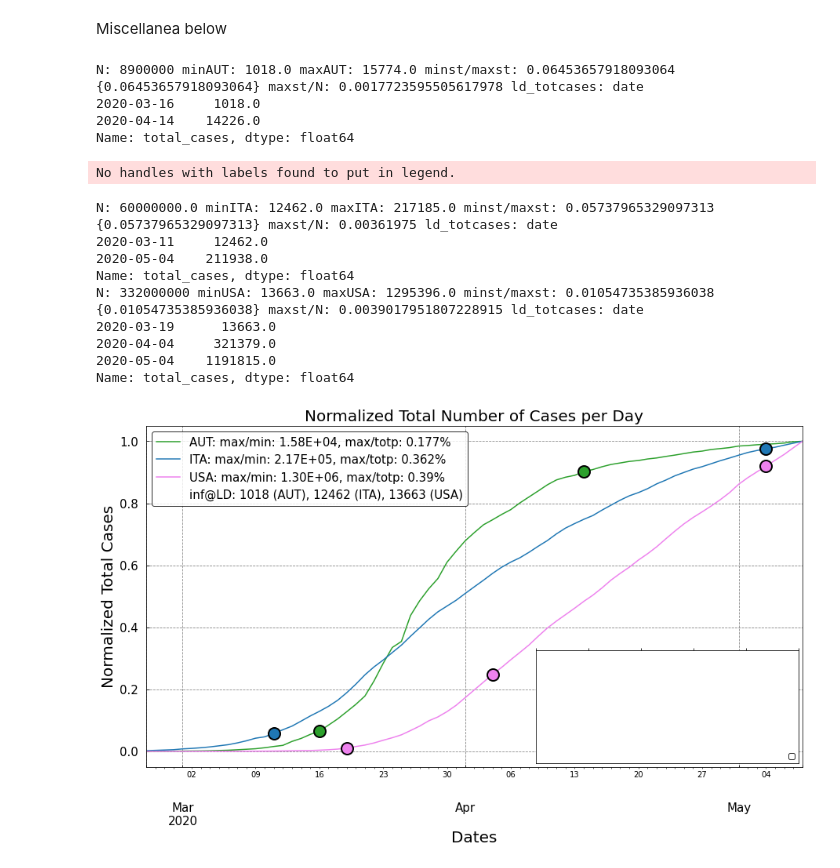
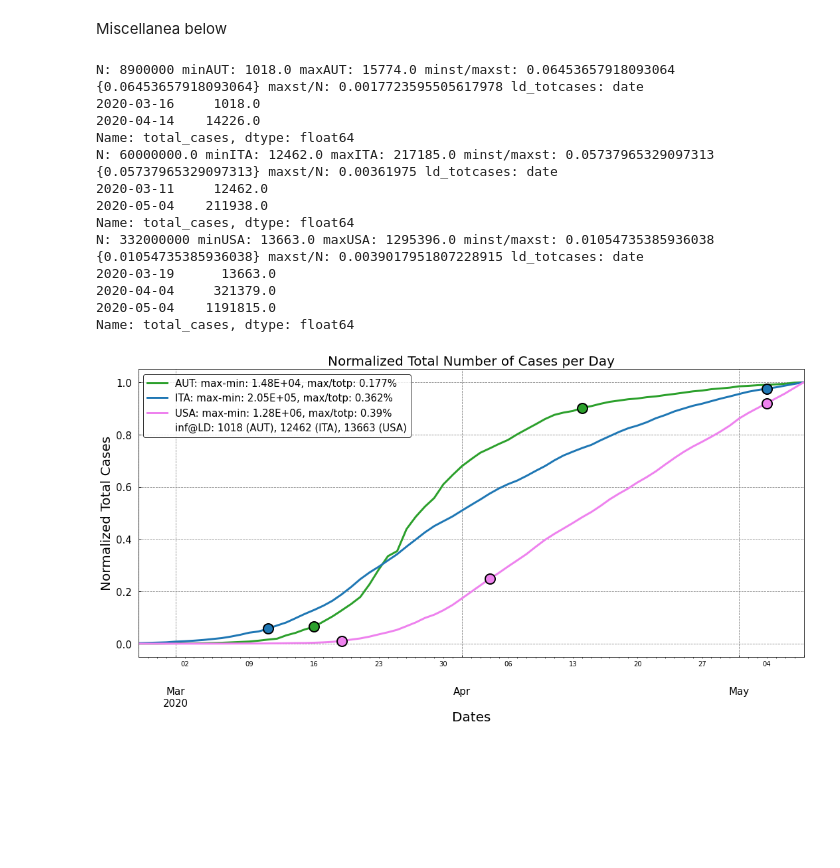
Before and after one commit to RMilock/ComplexSpread, a Jupyter notebook: CSSE_JHU/data_viz.ipynb, the cells around one changed output. Saved outputs shown, nothing was run; the diff lists cells and outputs as text; code cells hidden in the pictures; blank space fills up the shorter version.

```diff
--- a/CSSE_JHU/data_viz.ipynb
+++ b/CSSE_JHU/data_viz.ipynb
@@ -53,7 +53,7 @@ def pdstates(state, ax, N, ld_date, color, start_date):
     df = df.iloc[:,-2:].apply(lambda x: x/ x.max(), axis=0)
     print(f'N: {N}',f'min{state}: {minst}', f'max{state}: {maxst}', f'minst/maxst: {minst/maxst}',{minst/maxst}, f'maxst/N: {maxst/N}',f'ld_totcases: {ld_totcases}',)
     if ax == axs:
-        df["total_cases"].plot(ax = ax, label = f"{state}: max/min: {rhu(maxst,3):.2E}, max/totp: {rhu(maxst/N*100,3)}%", color = color, )
+        df["total_cases"].plot(ax = ax, label = f"{state}: max-min: {rhu(maxst-minst,3):.2E}, max/totp: {rhu(maxst/N*100,3)}%", color = color, lw = 3)
     elif ax == inset_axes:
         df["total_cases"].plot(ax = ax, label = f"{state}: max/min: {rhu(maxst/minst,3):.2E}", color = color, )
     ld_date = [x for x in df.index.tolist() if x in pd.to_datetime(ld_date)]
@@ -67,53 +67,51 @@ import matplotlib.pylab as plt
 fig, axs = plt.subplots(figsize=(15, 8))
 for state, n, ld_date, color in zip(states, N_states, ld_dates, colors):
     start_date = pdstates(state, ax = axs, N = n, ld_date = ld_date, color = color, start_date = "2020-02-25" )
-inset_axes = inset_axes(axs,
+
+'''inset_axes = inset_axes(axs,
             width="40%", # width = 30% of parent_bbox
             height=2, # height : 1 inch
-            loc="lower right")
+            loc="lower right")'''
 
 #for state, n, ld_date, color in zip(states, N_states, ld_dates, colors):
     #start_date = pdstates(state, ax = inset_axes, N = n, ld_date = ld_date, color = color, start_date = "2020-03-25")
 
 
 axs.grid(color = "grey", ls = "--")
 axs.set_xlabel("Dates", fontsize = 20); axs.set_ylabel("Normalized Total Cases", fontsize = 20);
 axs.set_title("Normalized Total Number of Cases per Day", fontsize = 20)
 axs.tick_params(axis = "both", labelsize = 15, direction="in", pad=10)
 axs.axhline(0,lw = 0, label = f"inf@LD: {1018} (AUT), {12462} (ITA), {13663} (USA)")
 
-inset_axes.set_yticks([])
-#inset_axes.set_xticks([])
-#inset_minor_xticks = inset_axes.get_xticks(minor = True)
+'''inset_axes.set_yticks([])
 inset_axes.tick_params(
     axis='x',          # changes apply to the x-axis
     which='both',      # both major and minor ticks are affected
     bottom=False,      # ticks along the bottom edge are off
     top=True,         # ticks along the top edge are off
     labelbottom=False, # labels along the bottom edge are off
     labeltop = True)
-#inset_axes.xminorticklabels(pad = 10)
-#inset_axes.tick_params(axis="x", bottom = False, top=True, labelbottom = False, labeltop=True)#inset_axes.xaxis.set_ticks_position("top")
+
 inset_axes.set_xlabel('')
 inset_axes.set_xticklabels([], minor = False)
-inset_axes.legend(edgecolor = "k", loc = "lower right")
+inset_axes.legend(edgecolor = "k", loc = "lower right")'''
+plt.tight_layout()
 axs.legend(prop = {"size":15}, edgecolor = "k")
 
 path_string = "/home/hal21/MEGAsync/Tour_Physics2.0/Thesis/NetSciThesis/Project/ComplexSpread/LateX/images/Introduction"
-plt.savefig(f"{path_string}/new_COVID-RealStates_{start_date}.png", format="png", dpi = 600)
+plt.savefig(f"{path_string}/COVID-RealStates_{start_date}.png", format="png", dpi = 600)
 # %% [output]
 N: 8900000 minAUT: 1018.0 maxAUT: 15774.0 minst/maxst: 0.06453657918093064 {0.06453657918093064} maxst/N: 0.0017723595505617978 ld_totcases: date
 2020-03-16     1018.0
 2020-04-14    14226.0
 Name: total_cases, dtype: float64
+N: 60000000.0 minITA: 12462.0 maxITA: 217185.0 minst/maxst: 0.05737965329097313 {0.05737965329097313} maxst/N: 0.00361975 ld_totcases: date
+2020-03-11     12462.0
+2020-05-04    211938.0
+Name: total_cases, dtype: float64
+N: 332000000 minUSA: 13663.0 maxUSA: 1295396.0 minst/maxst: 0.01054735385936038 {0.01054735385936038} maxst/N: 0.0039017951807228915 ld_totcases: date
+2020-03-19      13663.0
+2020-04-04     321379.0
+2020-05-04    1191815.0
+Name: total_cases, dtype: float64
-No handles with labels found to put in legend.
-N: 60000000.0 minITA: 12462.0 maxITA: 217185.0 minst/maxst: 0.05737965329097313 {0.05737965329097313} maxst/N: 0.00361975 ld_totcases: date
-2020-03-11     12462.0
-2020-05-04    211938.0
-Name: total_cases, dtype: float64
-N: 332000000 minUSA: 13663.0 maxUSA: 1295396.0 minst/maxst: 0.01054735385936038 {0.01054735385936038} maxst/N: 0.0039017951807228915 ld_totcases: date
-2020-03-19      13663.0
-2020-04-04     321379.0
-2020-05-04    1191815.0
-Name: total_cases, dtype: float64
-[figure, old version]
+[figure, new version]
```
Also changed, not shown: 16 other files.
